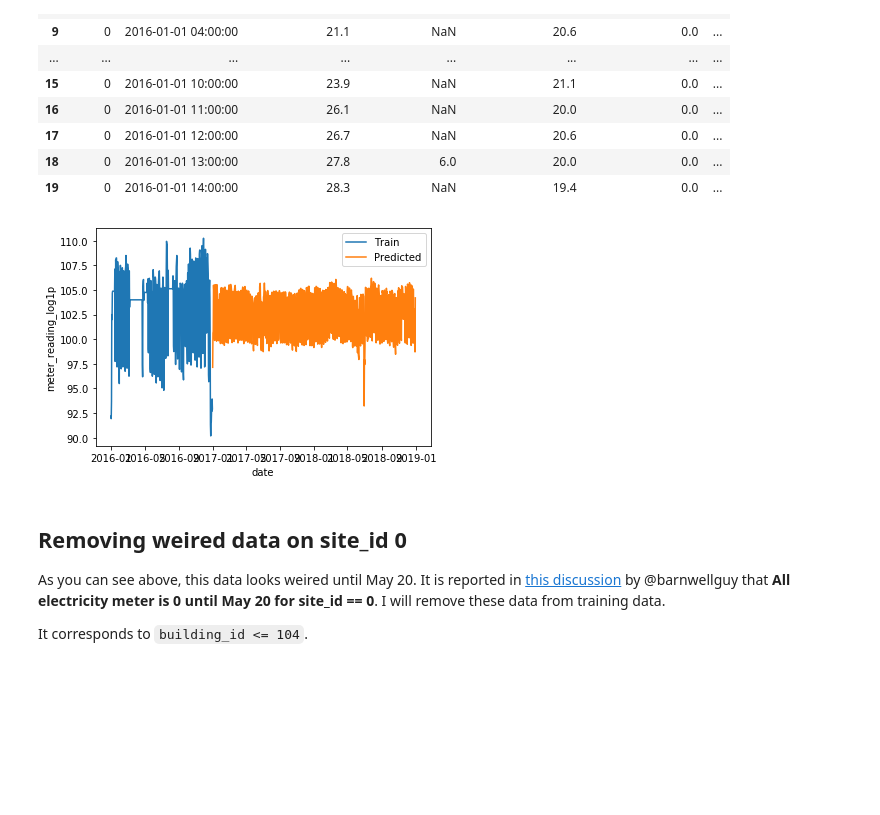
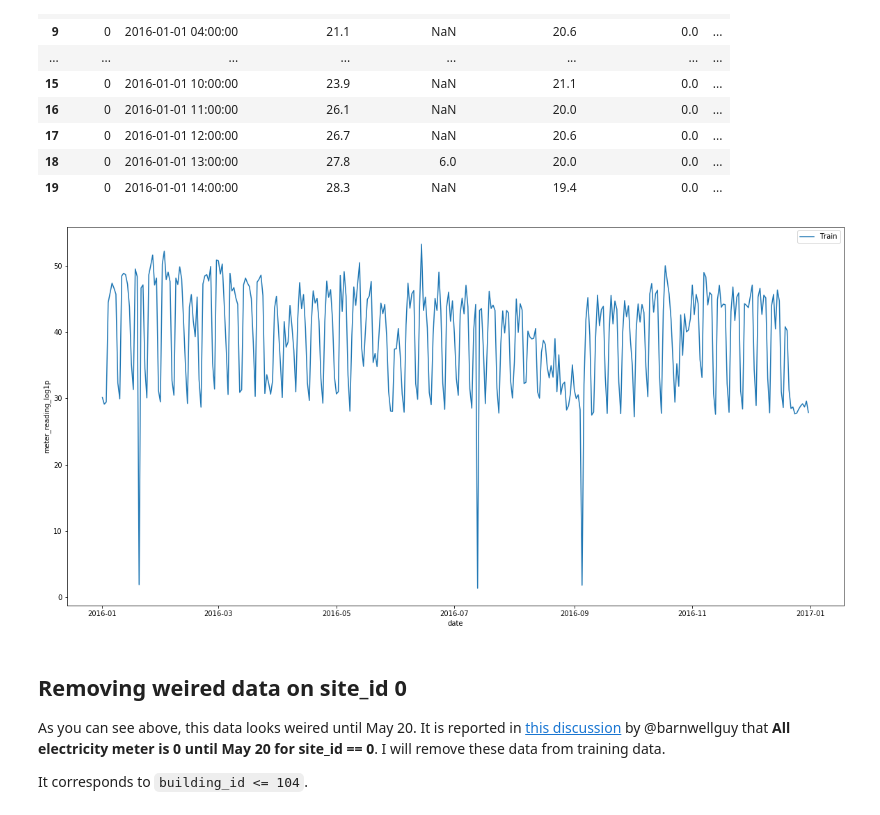
Before and after one commit to OleksiiYeromenko/ashrae-energy-prediction, a Jupyter notebook: models/ashrae-training-lgbm-by-meter-type.ipynb, the cells around one changed output. Cells and saved outputs as stored; diff of their text form; code cells hidden in the pictures; blank space fills up the shorter version.

Commit message:
update plot_date_usage function

```diff
--- a/models/ashrae-training-lgbm-by-meter-type.ipynb
+++ b/models/ashrae-training-lgbm-by-meter-type.ipynb
@@ -191,6 +191,9 @@ def plot_date_usage(train_df, test_df=None, meter=0, building_id=0):
     train_temp_df = train_temp_df[train_temp_df['building_id'] == building_id]
     train_temp_df_meter = train_temp_df.groupby('date')['meter_reading_log1p'].sum()
     train_temp_df_meter = train_temp_df_meter.to_frame().reset_index()
+
+    plt.subplots(figsize=(20,10))
+
     fig = sns.lineplot(x='date', y='meter_reading_log1p', data=train_temp_df_meter)
 
     if test_df is not None:
@@ -203,10 +206,12 @@ def plot_date_usage(train_df, test_df=None, meter=0, building_id=0):
     plt.legend(['Train', 'Predicted'])
 
     plt.show()
+
+    del train_temp_df, train_temp_df_meter
 # %%
-plot_date_usage(train_df=train_df, test_df=test_df, meter=0, building_id=105)
+plot_date_usage(train_df=train_df, test_df=None, meter=0, building_id=666)
 # %% [output]
-[figure, old version]
+[figure, new version]
 # %% [markdown]
 ## Removing weired data on site_id 0
 
```
Also changed, not shown: parts of 3 cells of this notebook.
